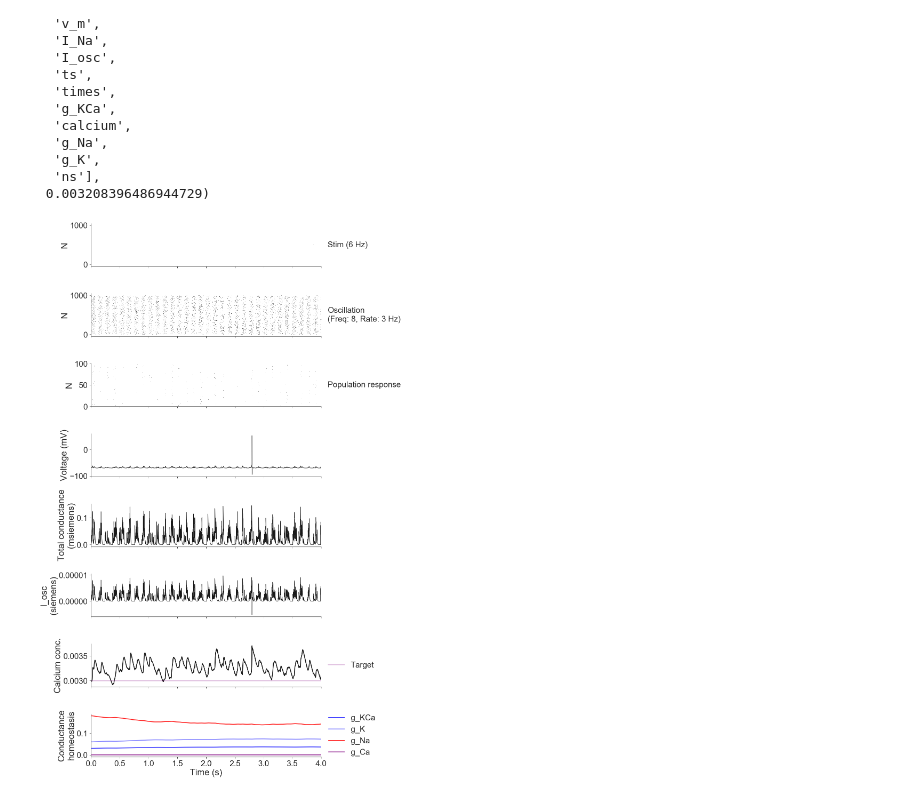
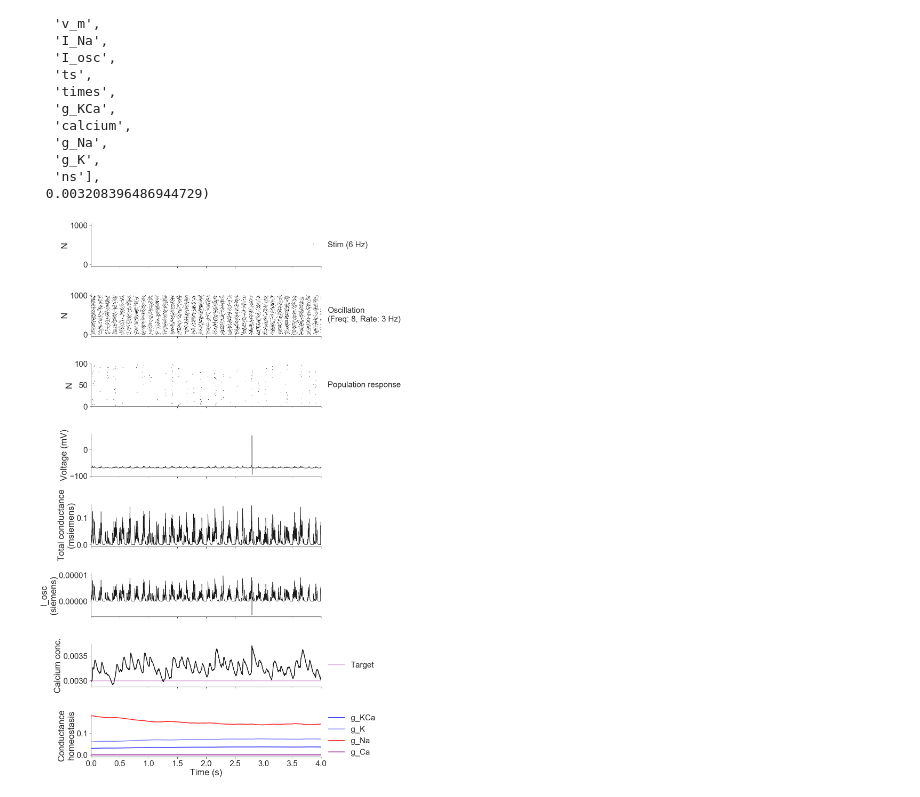
Before and after one commit to voytekresearch/resistingrhythm, a Jupyter notebook: resistingrhythm/ipynb/testing_HHH.ipynb, the cells around one changed output. Drawn from its saved outputs; the diff is of its cells as text; code cells hidden in the pictures.

```diff
--- a/resistingrhythm/ipynb/testing_HHH.ipynb
+++ b/resistingrhythm/ipynb/testing_HHH.ipynb
@@ -107,20 +107,20 @@ n = 0
 fig, ax = plt.subplots(8, sharex=True, figsize=(16, 30))
 
 # Drives
-_ = ax[0].plot(ts_in, ns_in, markersize=1, marker='o', linestyle='', color='k',
+_ = ax[0].plot(ts_in, ns_in, markersize=2, marker='o', linestyle='', color='k',
                label='Stim (6 Hz)')
 _ = ax[0].set_ylabel("N")
 _ = ax[0].legend(loc='center left', bbox_to_anchor=(.9, 0.5))
 _ = ax[0].set_xlim(0, time)
 
-_ = ax[1].plot(ts_osc, ns_osc, markersize=1, marker='o', linestyle='', color='k',
+_ = ax[1].plot(ts_osc, ns_osc, markersize=2, marker='o', linestyle='', color='k',
                label='Oscillation\n(Freq: 8, Rate: 3 Hz)')
 _ = ax[1].set_ylabel("N")
 _ = ax[1].legend(loc='center left', bbox_to_anchor=(.9, 0.5))
 _ = ax[1].set_xlim(0, time)
 
 # Obs. spikes
-_ = ax[2].plot(ts_x, ns_x, markersize=1, marker='o', linestyle='', color='k',
+_ = ax[2].plot(ts_x, ns_x, markersize=2, marker='o', linestyle='', color='k',
               label='Population response')
 _ = ax[2].set_ylabel("N")
 _ = ax[2].set_ylim(0, 100)
@@ -148,31 +148,31 @@ _ = ax[5].set_ylabel("I_osc\n(siemens)")
 # _ = ax[1].set_ylim(-100, 40)
 
 # Ca
 ca_target = 0.003
 t = results['times']
 v = results['calcium'][n, :]
 _ = ax[6].plot(t, v, linestyle='-', linewidth=3, color='k', alpha=0.9)
 _ = ax[6].plot(t, np.repeat(ca_target, v.size), linestyle='-', linewidth=4, color='purple', alpha=0.25,
                label="Target")
 _ = ax[6].set_ylabel("Calcium conc.")
 _ = ax[6].legend(loc='center left', bbox_to_anchor=(1, 0.5))
 # _ = ax[1].set_ylim(-100, 40)
 
 # Homeostatsis
 t = results['times']
 v1 = results['g_KCa'][n, :]
 v2 = results['g_K'][n, :]
 v3 = results['g_Na'][n, :]
 v4 = results['g_Ca'][n, :]
 _ = ax[7].plot(t, v1, linestyle='-', linewidth=3, color='blue', alpha=0.8, label="g_KCa")
 _ = ax[7].plot(t, v2, linestyle='-', linewidth=3, color='blue', alpha=0.5, label="g_K")
 _ = ax[7].plot(t, v3, linestyle='-', linewidth=3, color='red', alpha=0.9, label="g_Na")
 _ = ax[7].plot(t, v4, linestyle='-', linewidth=3, color='purple', alpha=0.9, label="g_Ca")
 _ = ax[7].set_xlabel("Time (s)")
 _ = ax[7].set_ylabel("Conductance\nhomeostasis")
 _ = ax[7].legend(loc='center left', bbox_to_anchor=(1, 0.5))
 
 plt.tight_layout()
 sns.despine()
 # %% [output]
-[figure, old version]
+[figure, new version]
```
